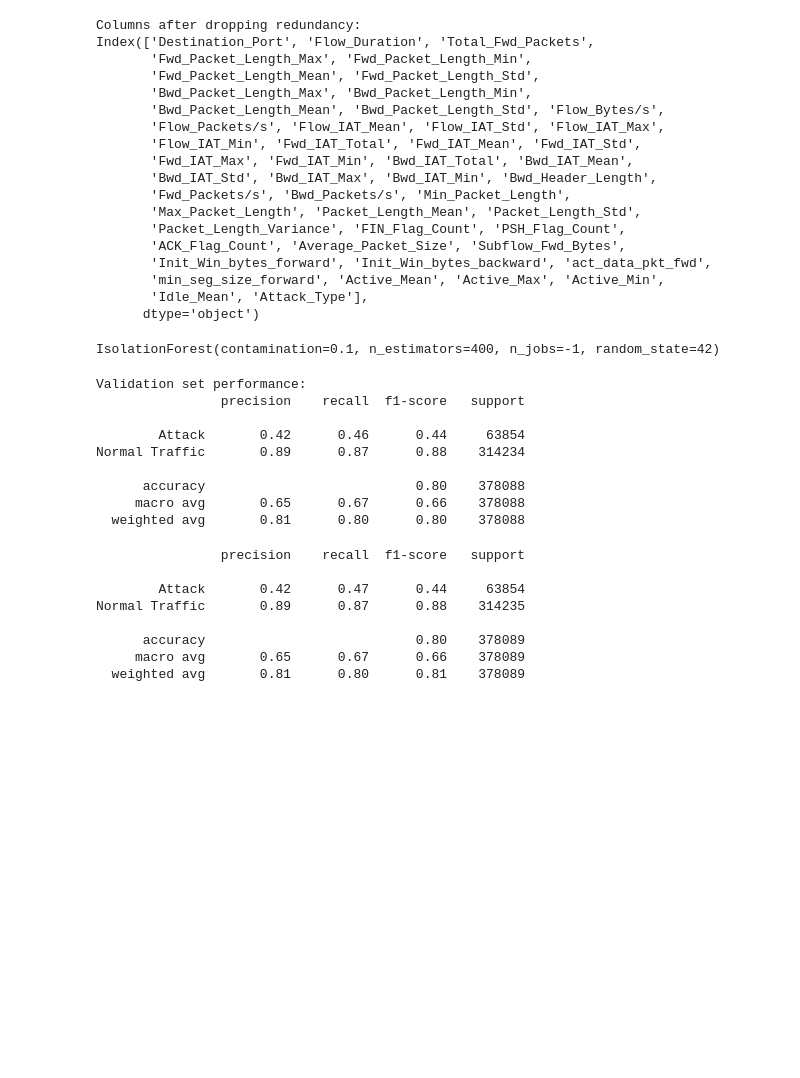
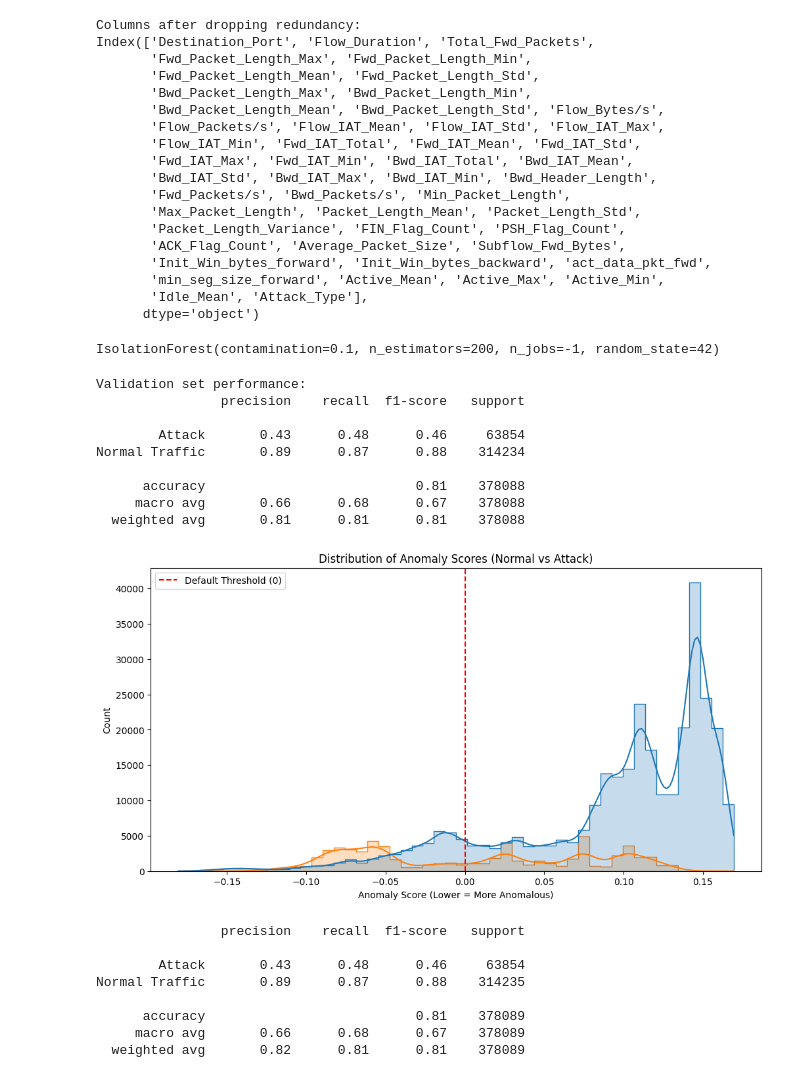
Before and after one commit to nourhan-osama8/IDS_AI, a Jupyter notebook: GP_CICIDs.ipynb, the cells around one changed output. Drawn from its saved outputs; the diff is of its cells as text; code cells hidden in the pictures; blank space fills up the shorter version.

```diff
--- a/GP_CICIDs.ipynb
+++ b/GP_CICIDs.ipynb
@@ -337,7 +339,7 @@ df_reduced = selector.fit_transform(df[numeric_cols])
 # %%
 # Train only on normal traffic
 iso_forest = IsolationForest(
-    n_estimators=400,
+    n_estimators=200,
     max_samples='auto',
     contamination=0.10,
     max_features=1.0,
@@ -347,7 +349,7 @@ iso_forest = IsolationForest(
 )
 iso_forest.fit(X_train_oc_scaled)
 # %% [output]
-IsolationForest(contamination=0.1, n_estimators=400, n_jobs=-1, random_state=42)
+IsolationForest(contamination=0.1, n_estimators=200, n_jobs=-1, random_state=42)
 # %%
 y_val_pred = iso_forest.predict(X_val_scaled)
 y_val_pred_labels = np.where(y_val_pred == 1, "Normal Traffic", "Attack")
@@ -363,12 +365,36 @@ print(classification_report(y_val_binary, y_val_pred_labels, zero_division=0))
 Validation set performance:
                 precision    recall  f1-score   support
 
-        Attack       0.42      0.46      0.44     63854
+        Attack       0.43      0.48      0.46     63854
 Normal Traffic       0.89      0.87      0.88    314234
 
-      accuracy                           0.80    378088
-     macro avg       0.65      0.67      0.66    378088
-  weighted avg       0.81      0.80      0.80    378088
+      accuracy                           0.81    378088
+     macro avg       0.66      0.68      0.67    378088
+  weighted avg       0.81      0.81      0.81    378088
+# %%
+import matplotlib.pyplot as plt
+import seaborn as sns
+from sklearn.metrics import precision_recall_curve, f1_score, confusion_matrix
+
+# 1. Get the raw anomaly scores (lower is more anomalous)
+# Note: decision_function returns negative values for outliers, positive for inliers
+val_scores = iso_forest.decision_function(X_val_scaled)
+
+# Create a dataframe to visualize
+score_df = pd.DataFrame({
+    'score': val_scores,
+    'true_label': y_val_binary # 'Normal Traffic' or 'Attack'
+})
+
+plt.figure(figsize=(12, 6))
+sns.histplot(data=score_df, x='score', hue='true_label', bins=50, kde=True, element="step")
+plt.title("Distribution of Anomaly Scores (Normal vs Attack)")
+plt.xlabel("Anomaly Score (Lower = More Anomalous)")
+plt.axvline(x=0, color='red', linestyle='--', label='Default Threshold (0)')
+plt.legend()
+plt.show()
+# %% [output]
+[figure, added]
 # %%
 # Predict on test set
 y_pred = iso_forest.predict(X_test_scaled)
@@ -381,10 +407,10 @@ print(classification_report(y_test_binary, y_pred_labels, zero_division=0))
 # %% [output]
                 precision    recall  f1-score   support
 
-        Attack       0.42      0.47      0.44     63854
+        Attack       0.43      0.48      0.46     63854
 Normal Traffic       0.89      0.87      0.88    314235
 
-      accuracy                           0.80    378089
-     macro avg       0.65      0.67      0.66    378089
-  weighted avg       0.81      0.80      0.81    378089
+      accuracy                           0.81    378089
+     macro avg       0.66      0.68      0.67    378089
+  weighted avg       0.82      0.81      0.81    378089
 # %%
```
Also changed, not shown: parts of 12 cells of this notebook.
